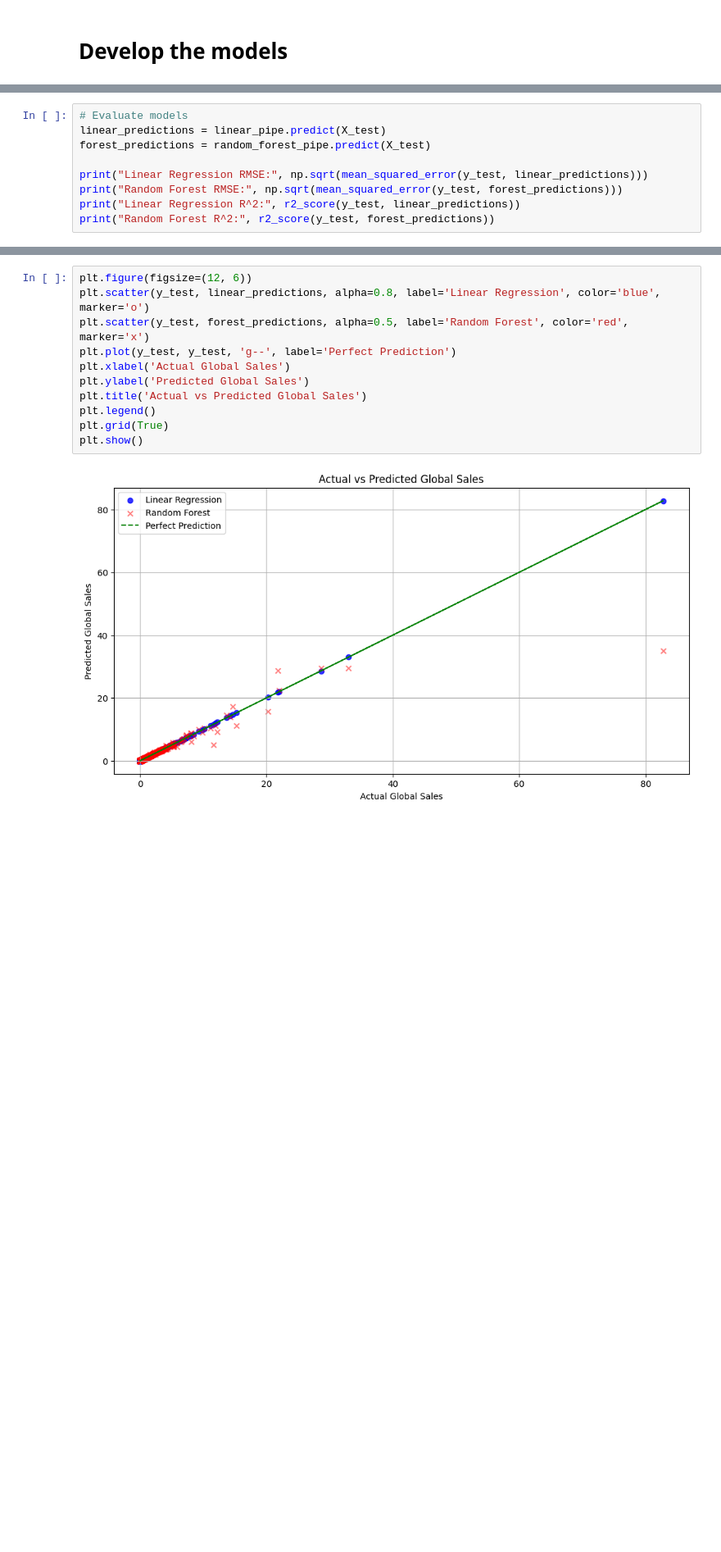
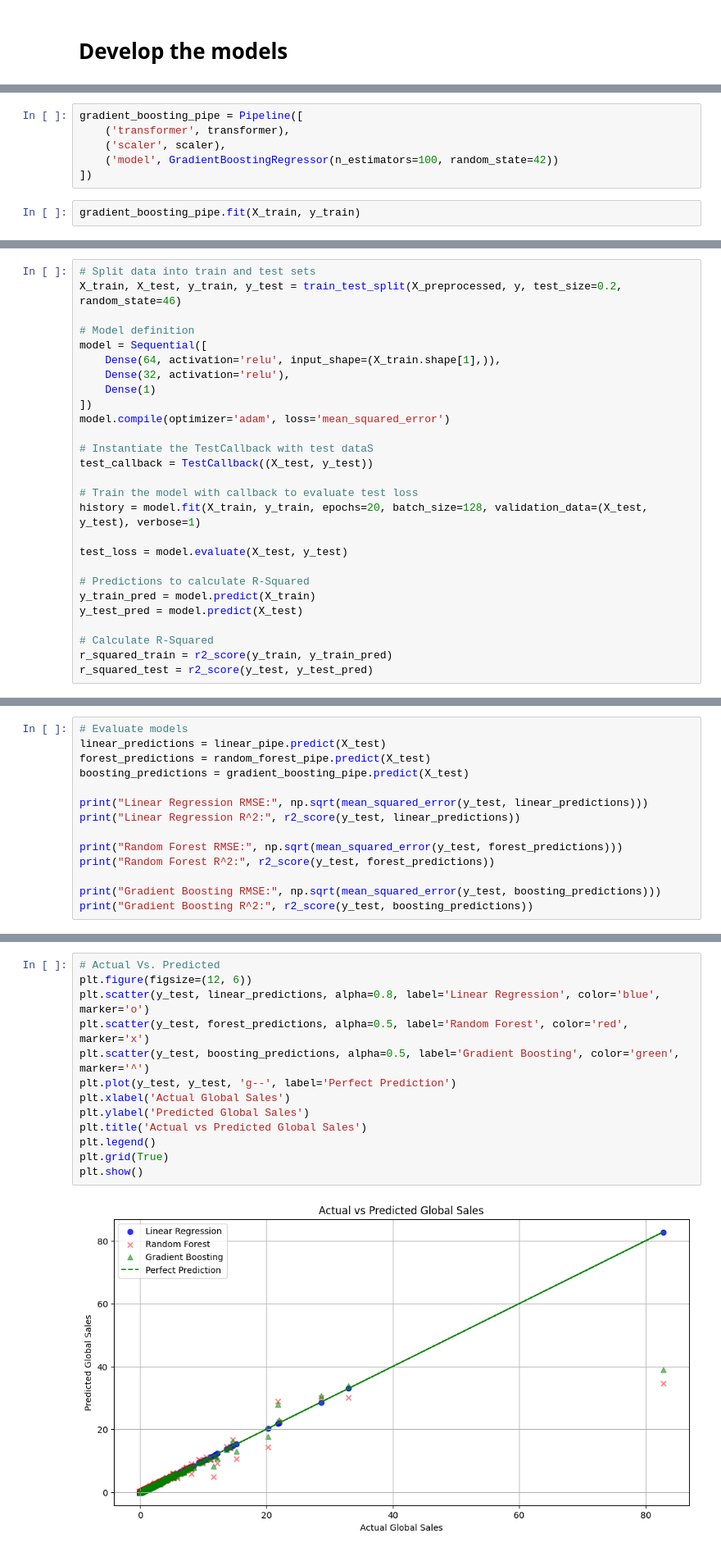
Before and after one commit to nishantjoshi-007/PowerUp, a Jupyter notebook: regression_experiments.ipynb, the cells around one changed output, grey strips where cells are left out. Shown at 82% size. Cells and saved outputs as stored; diff of their text form; blank space fills up the shorter version.

```diff
--- a/regression_experiments.ipynb
+++ b/regression_experiments.ipynb
@@ -126,0 +129,8 @@ Pipeline(steps=[('transformer',
+# %%
+gradient_boosting_pipe = Pipeline([
+    ('transformer', transformer),
+    ('scaler', scaler),
+    ('model', GradientBoostingRegressor(n_estimators=100, random_state=42))
+])
+# %%
+gradient_boosting_pipe.fit(X_train, y_train)
@@ -126,0 +222,27 @@ Pipeline(steps=[('transformer',
+# %%
+# Split data into train and test sets
+X_train, X_test, y_train, y_test = train_test_split(X_preprocessed, y, test_size=0.2, random_state=46)
+
+# Model definition
+model = Sequential([
+    Dense(64, activation='relu', input_shape=(X_train.shape[1],)),
+    Dense(32, activation='relu'),
+    Dense(1)
+])
+model.compile(optimizer='adam', loss='mean_squared_error')
+
+# Instantiate the TestCallback with test dataS
+test_callback = TestCallback((X_test, y_test))
+
+# Train the model with callback to evaluate test loss
+history = model.fit(X_train, y_train, epochs=20, batch_size=128, validation_data=(X_test, y_test), verbose=1)
+
+test_loss = model.evaluate(X_test, y_test)
+
+# Predictions to calculate R-Squared
+y_train_pred = model.predict(X_train)
+y_test_pred = model.predict(X_test)
+
+# Calculate R-Squared
+r_squared_train = r2_score(y_train, y_train_pred)
+r_squared_test = r2_score(y_test, y_test_pred)
@@ -128,10 +266,15 @@ Pipeline(steps=[('transformer',
 # Evaluate models
 linear_predictions = linear_pipe.predict(X_test)
 forest_predictions = random_forest_pipe.predict(X_test)
+boosting_predictions = gradient_boosting_pipe.predict(X_test)
 
 print("Linear Regression RMSE:", np.sqrt(mean_squared_error(y_test, linear_predictions)))
+print("Linear Regression R^2:", r2_score(y_test, linear_predictions))
+
 print("Random Forest RMSE:", np.sqrt(mean_squared_error(y_test, forest_predictions)))
-print("Linear Regression R^2:", r2_score(y_test, linear_predictions))
 print("Random Forest R^2:", r2_score(y_test, forest_predictions))
+
+print("Gradient Boosting RMSE:", np.sqrt(mean_squared_error(y_test, boosting_predictions)))
+print("Gradient Boosting R^2:", r2_score(y_test, boosting_predictions))
 # %% [output]
 Linear Regression RMSE: 0.005314912205317581
@@ -171,15 +320,17 @@ plt.show()
 # %%
+# Actual Vs. Predicted
 plt.figure(figsize=(12, 6))
 plt.scatter(y_test, linear_predictions, alpha=0.8, label='Linear Regression', color='blue', marker='o')
 plt.scatter(y_test, forest_predictions, alpha=0.5, label='Random Forest', color='red', marker='x')
+plt.scatter(y_test, boosting_predictions, alpha=0.5, label='Gradient Boosting', color='green', marker='^')
 plt.plot(y_test, y_test, 'g--', label='Perfect Prediction')
 plt.xlabel('Actual Global Sales')
 plt.ylabel('Predicted Global Sales')
 plt.title('Actual vs Predicted Global Sales')
 plt.legend()
 plt.grid(True)
 plt.show()
 # %% [output]
-[figure, old version]
+[figure, new version]
 # %%
 # Residual Plots for models
```
Also changed, not shown: parts of 26 cells of this notebook, 2 other files.
